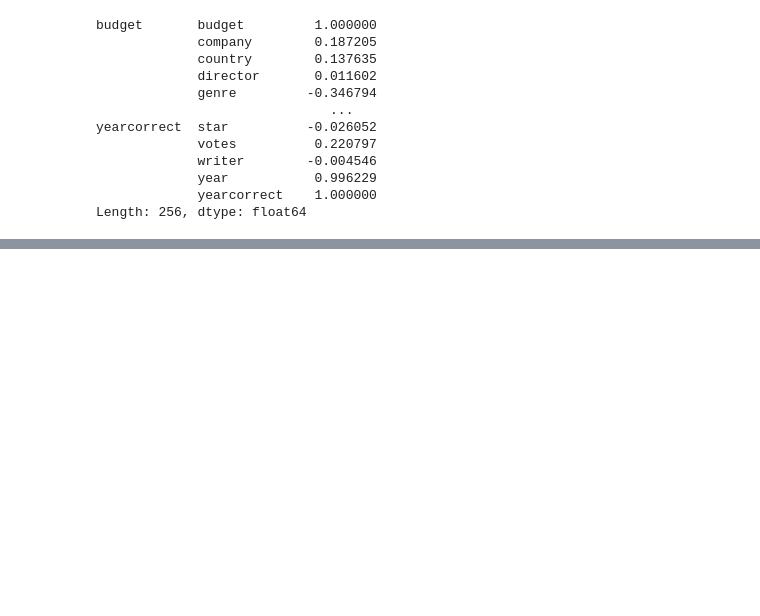
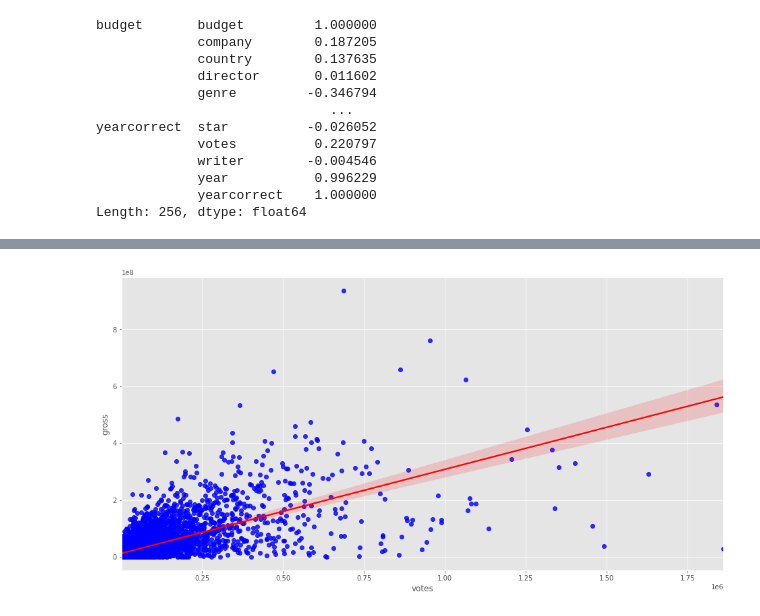
Before and after one commit to sebakirill/Correlation-in-movies, a Jupyter notebook: code/Correlation data of movies.ipynb, the cells around one changed output, grey strips where cells are left out. Saved outputs shown, nothing was run; the diff lists cells and outputs as text; code cells hidden in the pictures; blank space fills up the shorter version.

Commit message:
Correlation of data

```diff
--- a/code/Untitled.ipynb
+++ b/code/Correlation data of movies.ipynb
@@ -210,0 +239,7 @@ Length: 256, dtype: float64
+# %%
+# Use Seaborn gross vs votes
+
+sns.regplot(y=df['gross'], x=df['votes'], data =df, scatter_kws={'color':'blue'}, line_kws={'color':'red'})
+plt.show()
+# %% [output]
+[figure, added]
```
Also changed, not shown: parts of 8 cells of this notebook.
